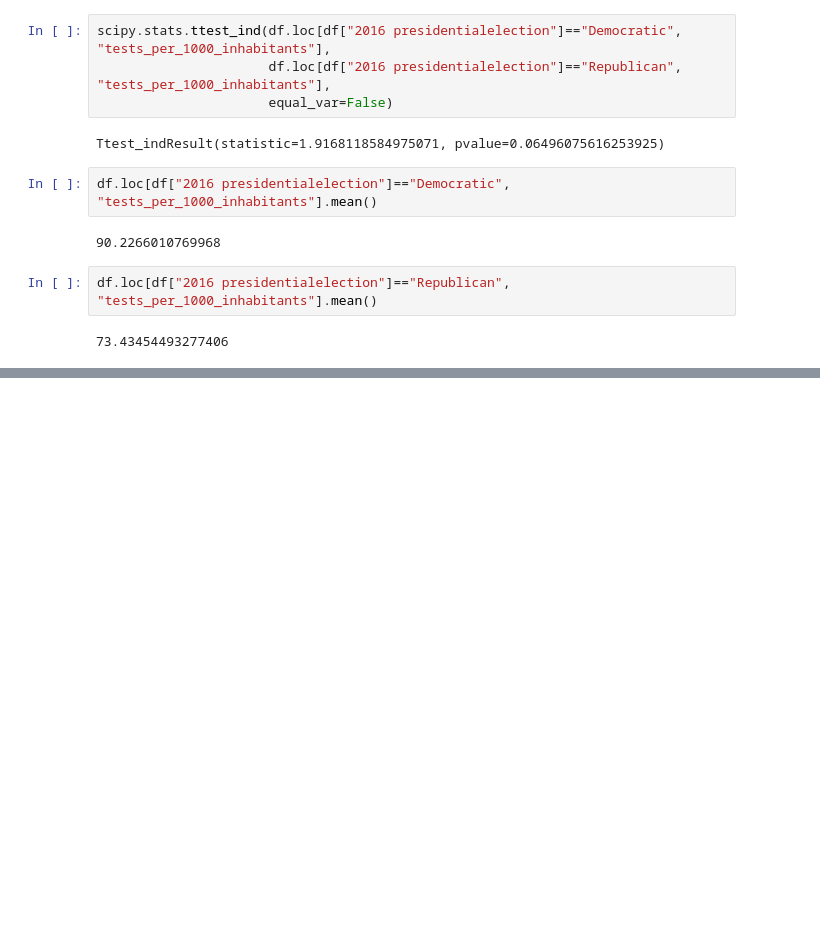
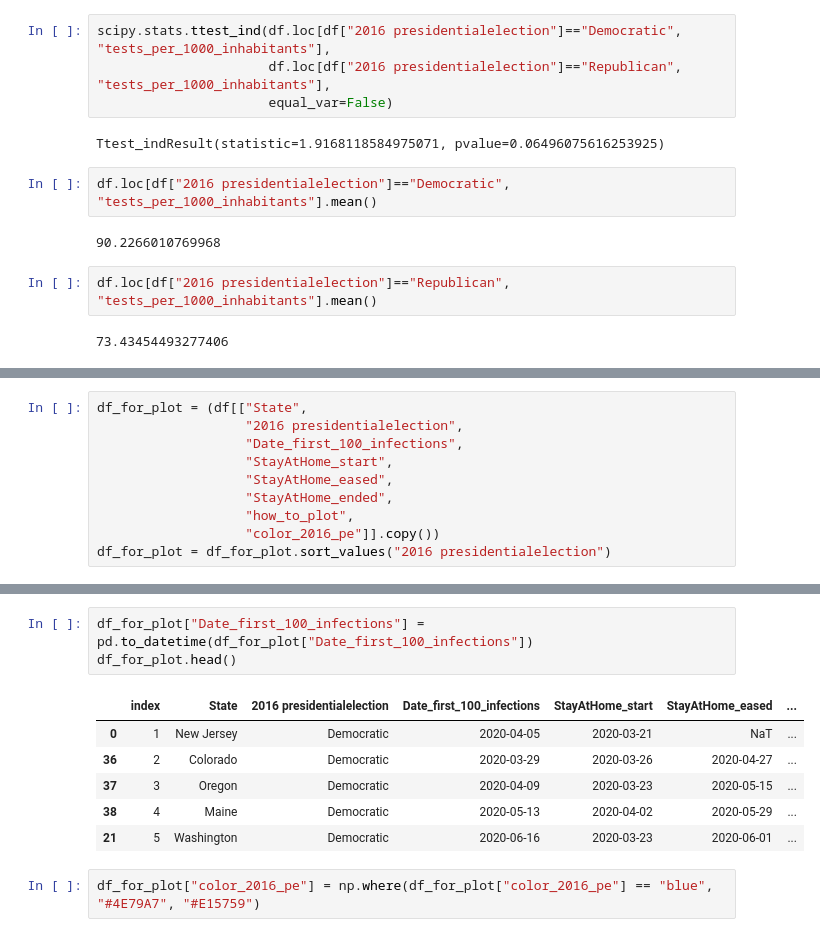
Before and after one commit to JMiguelFernandes/Project-5---Coronavirus, a Jupyter notebook: Analysis.ipynb, the cells around one changed output, grey strips where cells are left out. Drawn from its saved outputs; the diff is of its cells as text; blank space fills up the shorter version.

```diff
--- a/Analysis.ipynb
+++ b/Analysis.ipynb
@@ -748,0 +734,10 @@ df.loc[df["2016 presidentialelection"]=="Republican", "tests_per_1000_inhabitant
+# %%
+df_for_plot = (df[["State",
+                   "2016 presidentialelection",
+                   "Date_first_100_infections",
+                   "StayAtHome_start",
+                   "StayAtHome_eased",
+                   "StayAtHome_ended",
+                   "how_to_plot",
+                   "color_2016_pe"]].copy())
+df_for_plot = df_for_plot.sort_values("2016 presidentialelection")
@@ -748,0 +755,12 @@ df.loc[df["2016 presidentialelection"]=="Republican", "tests_per_1000_inhabitant
+# %%
+df_for_plot["Date_first_100_infections"] = pd.to_datetime(df_for_plot["Date_first_100_infections"])
+df_for_plot.head()
+# %% [output]
+|  | index | State | 2016 presidentialelection | Date_first_100_infections | StayAtHome_start | StayAtHome_eased | ... |
+| 0 | 1 | New Jersey | Democratic | 2020-04-05 | 2020-03-21 | NaT | ... |
+| 36 | 2 | Colorado | Democratic | 2020-03-29 | 2020-03-26 | 2020-04-27 | ... |
+| 37 | 3 | Oregon | Democratic | 2020-04-09 | 2020-03-23 | 2020-05-15 | ... |
+| 38 | 4 | Maine | Democratic | 2020-05-13 | 2020-04-02 | 2020-05-29 | ... |
+| 21 | 5 | Washington | Democratic | 2020-06-16 | 2020-03-23 | 2020-06-01 | ... |
+# %%
+df_for_plot["color_2016_pe"] = np.where(df_for_plot["color_2016_pe"] == "blue", "#4E79A7", "#E15759")
```
Also changed, not shown: parts of 26 cells of this notebook, 2 other files.
